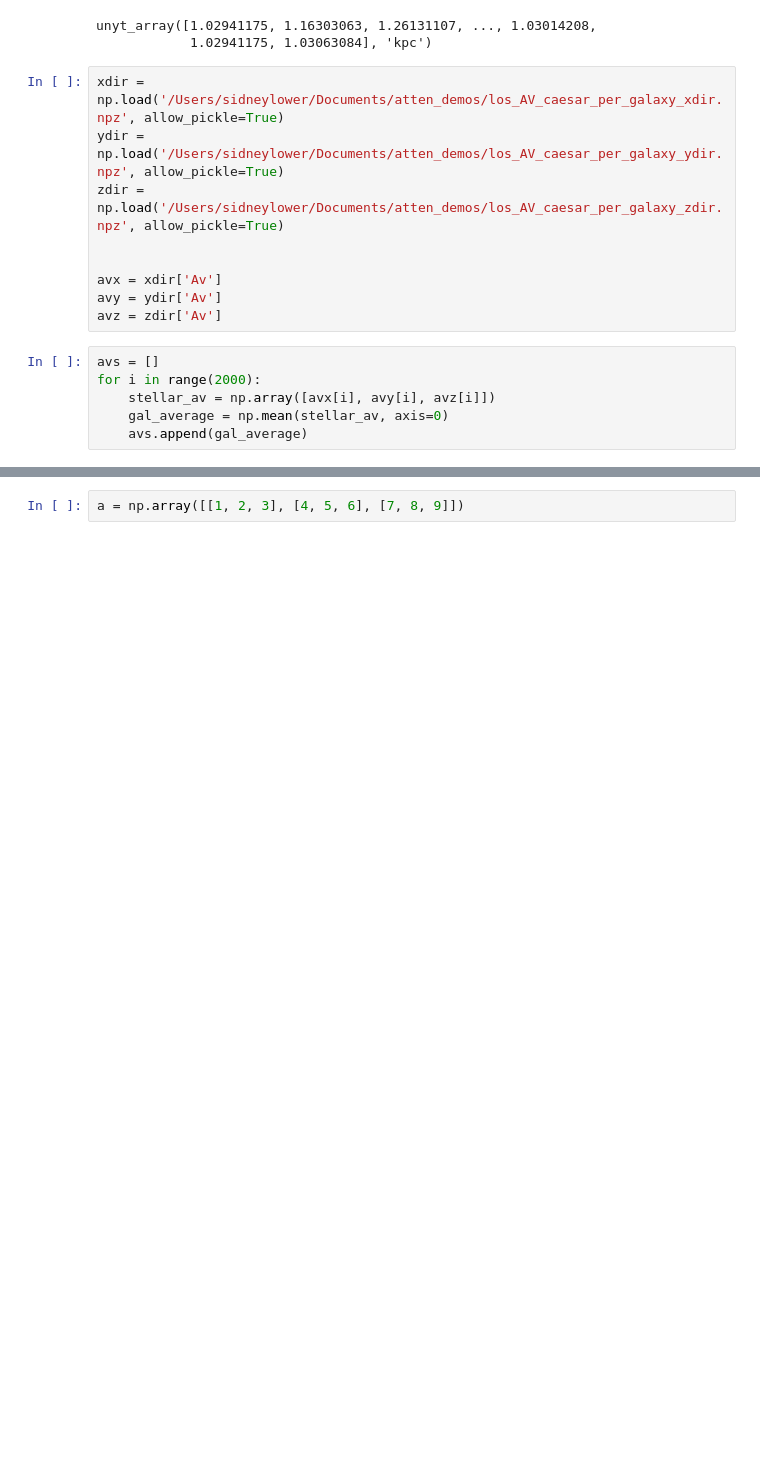
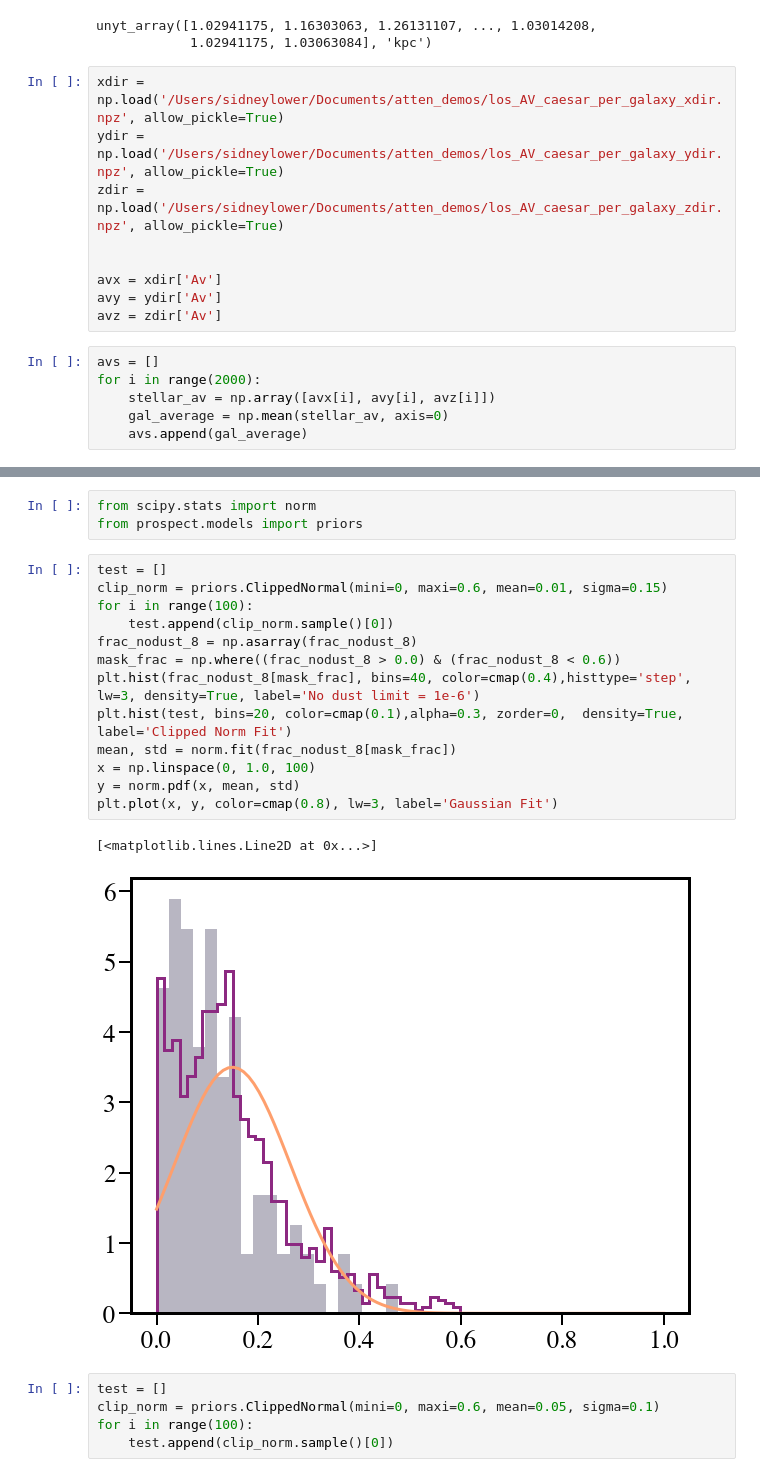
Before and after one commit to smlower/jupyter_analysis_notebooks, a Jupyter notebook: attenuation_paper/might fuck around and develop an attenuation curve model.ipynb, the cells around one changed output, grey strips where cells are left out. Cells and saved outputs as stored; diff of their text form; blank space fills up the shorter version.

```diff
--- a/attenuation_paper/might fuck around and develop an attenuation curve model.ipynb
+++ b/attenuation_paper/might fuck around and develop an attenuation curve model.ipynb
@@ -873,2 +662,24 @@ plt.savefig(savedir+'/nodust_stars_all_galaxies.png', dpi=300, bbox_inches='tigh
-# %%
-a = np.array([[1, 2, 3], [4, 5, 6], [7, 8, 9]])
+# %%
+from scipy.stats import norm
+from prospect.models import priors
+# %%
+test = []
+clip_norm = priors.ClippedNormal(mini=0, maxi=0.6, mean=0.01, sigma=0.15)
+for i in range(100):
+    test.append(clip_norm.sample()[0])
+frac_nodust_8 = np.asarray(frac_nodust_8)
+mask_frac = np.where((frac_nodust_8 > 0.0) & (frac_nodust_8 < 0.6))
+plt.hist(frac_nodust_8[mask_frac], bins=40, color=cmap(0.4),histtype='step', lw=3, density=True, label='No dust limit = 1e-6')
+plt.hist(test, bins=20, color=cmap(0.1),alpha=0.3, zorder=0,  density=True, label='Clipped Norm Fit')
+mean, std = norm.fit(frac_nodust_8[mask_frac])
+x = np.linspace(0, 1.0, 100)
+y = norm.pdf(x, mean, std)
+plt.plot(x, y, color=cmap(0.8), lw=3, label='Gaussian Fit')
+# %% [output]
+[<matplotlib.lines.Line2D at 0x...>]
+[figure, added]
+# %%
+test = []
+clip_norm = priors.ClippedNormal(mini=0, maxi=0.6, mean=0.05, sigma=0.1)
+for i in range(100):
+    test.append(clip_norm.sample()[0])
```
Also changed, not shown: parts of 67 cells of this notebook, 4 other files.
